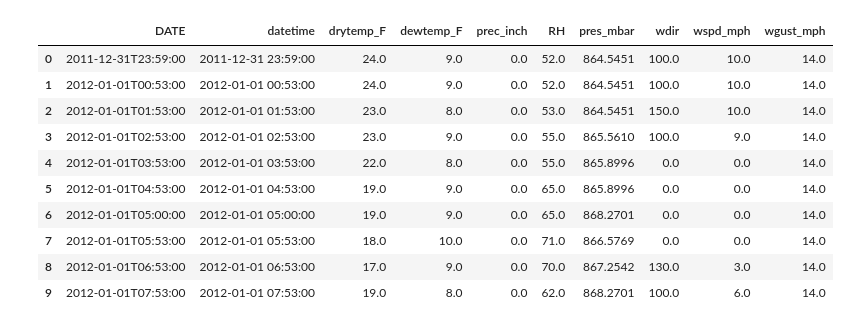
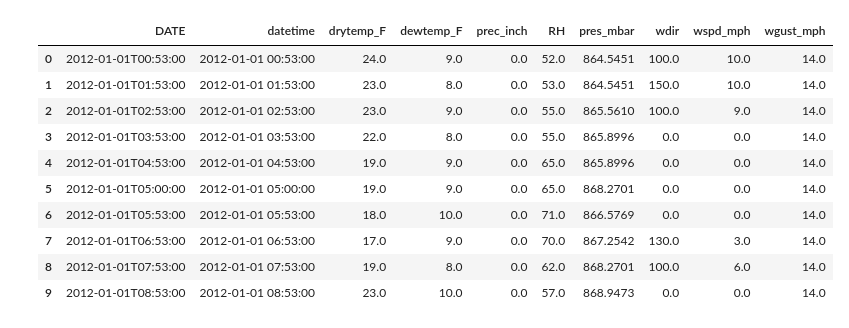
Before and after one commit to scrand23/ATOC4500-DataScience, a Jupyter notebook: Project.ipynb, the cells around one changed output. Saved outputs shown, nothing was run; the diff lists cells and outputs as text; code cells hidden in the pictures.

```diff
--- a/Project.ipynb
+++ b/Project.ipynb
@@ -79,20 +73,21 @@ grandJunctionOrigDF.head(10)
 # %%
 # find the row number closest to the start of the other datasets
 grandJunctionOrigDF.loc[128691] # this is the closest to the start of the other datasets
 
 # create a new dataframe for new time period ( from the closest to the start of the other datasets to the end)
-grandJunctionDF = grandJunctionOrigDF[128691:]
+grandJunctionDF = grandJunctionOrigDF[128692:]
 grandJunctionDF.index = range(len(grandJunctionDF)) # adjust the row indices to start at 0
-grandJunctionDF.head(10) # this is the dataset to use in analysis
+grandJunctionDF.head(10)
+# there is a repeat value every 7th row, remove this
 # %% [output]
 |  | DATE | datetime | drytemp_F | dewtemp_F | prec_inch | RH | pres_mbar | wdir | wspd_mph | wgust_mph |
-| 0 | 2011-12-31T23:59:00 | 2011-12-31 23:59:00 | 24.0 | 9.0 | 0.0 | 52.0 | 864.5451 | 100.0 | 10.0 | 14.0 |
-| 1 | 2012-01-01T00:53:00 | 2012-01-01 00:53:00 | 24.0 | 9.0 | 0.0 | 52.0 | 864.5451 | 100.0 | 10.0 | 14.0 |
-| 2 | 2012-01-01T01:53:00 | 2012-01-01 01:53:00 | 23.0 | 8.0 | 0.0 | 53.0 | 864.5451 | 150.0 | 10.0 | 14.0 |
-| 3 | 2012-01-01T02:53:00 | 2012-01-01 02:53:00 | 23.0 | 9.0 | 0.0 | 55.0 | 865.5610 | 100.0 | 9.0 | 14.0 |
-| 4 | 2012-01-01T03:53:00 | 2012-01-01 03:53:00 | 22.0 | 8.0 | 0.0 | 55.0 | 865.8996 | 0.0 | 0.0 | 14.0 |
-| 5 | 2012-01-01T04:53:00 | 2012-01-01 04:53:00 | 19.0 | 9.0 | 0.0 | 65.0 | 865.8996 | 0.0 | 0.0 | 14.0 |
-| 6 | 2012-01-01T05:00:00 | 2012-01-01 05:00:00 | 19.0 | 9.0 | 0.0 | 65.0 | 868.2701 | 0.0 | 0.0 | 14.0 |
-| 7 | 2012-01-01T05:53:00 | 2012-01-01 05:53:00 | 18.0 | 10.0 | 0.0 | 71.0 | 866.5769 | 0.0 | 0.0 | 14.0 |
-| 8 | 2012-01-01T06:53:00 | 2012-01-01 06:53:00 | 17.0 | 9.0 | 0.0 | 70.0 | 867.2542 | 130.0 | 3.0 | 14.0 |
-| 9 | 2012-01-01T07:53:00 | 2012-01-01 07:53:00 | 19.0 | 8.0 | 0.0 | 62.0 | 868.2701 | 100.0 | 6.0 | 14.0 |
+| 0 | 2012-01-01T00:53:00 | 2012-01-01 00:53:00 | 24.0 | 9.0 | 0.0 | 52.0 | 864.5451 | 100.0 | 10.0 | 14.0 |
+| 1 | 2012-01-01T01:53:00 | 2012-01-01 01:53:00 | 23.0 | 8.0 | 0.0 | 53.0 | 864.5451 | 150.0 | 10.0 | 14.0 |
+| 2 | 2012-01-01T02:53:00 | 2012-01-01 02:53:00 | 23.0 | 9.0 | 0.0 | 55.0 | 865.5610 | 100.0 | 9.0 | 14.0 |
+| 3 | 2012-01-01T03:53:00 | 2012-01-01 03:53:00 | 22.0 | 8.0 | 0.0 | 55.0 | 865.8996 | 0.0 | 0.0 | 14.0 |
+| 4 | 2012-01-01T04:53:00 | 2012-01-01 04:53:00 | 19.0 | 9.0 | 0.0 | 65.0 | 865.8996 | 0.0 | 0.0 | 14.0 |
+| 5 | 2012-01-01T05:00:00 | 2012-01-01 05:00:00 | 19.0 | 9.0 | 0.0 | 65.0 | 868.2701 | 0.0 | 0.0 | 14.0 |
+| 6 | 2012-01-01T05:53:00 | 2012-01-01 05:53:00 | 18.0 | 10.0 | 0.0 | 71.0 | 866.5769 | 0.0 | 0.0 | 14.0 |
+| 7 | 2012-01-01T06:53:00 | 2012-01-01 06:53:00 | 17.0 | 9.0 | 0.0 | 70.0 | 867.2542 | 130.0 | 3.0 | 14.0 |
+| 8 | 2012-01-01T07:53:00 | 2012-01-01 07:53:00 | 19.0 | 8.0 | 0.0 | 62.0 | 868.2701 | 100.0 | 6.0 | 14.0 |
+| 9 | 2012-01-01T08:53:00 | 2012-01-01 08:53:00 | 23.0 | 10.0 | 0.0 | 57.0 | 868.9473 | 0.0 | 0.0 | 14.0 |
```
Also changed, not shown: parts of 6 cells of this notebook.
